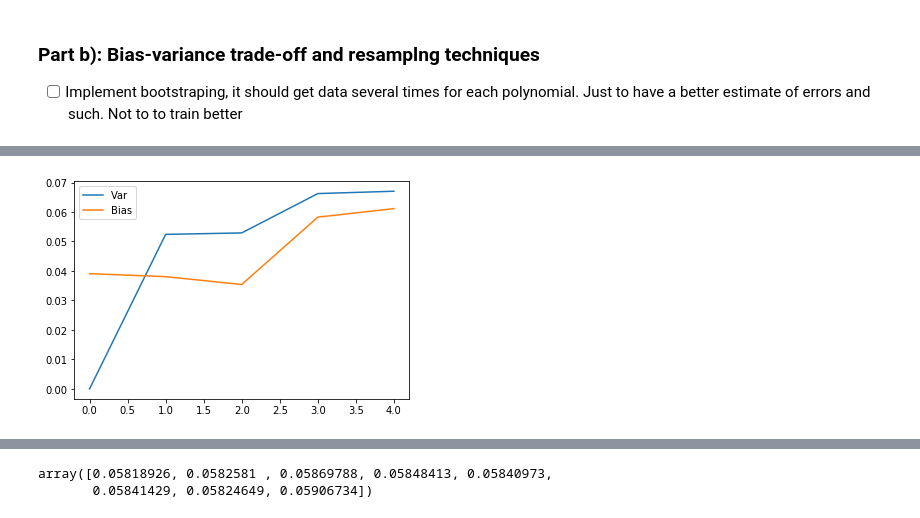
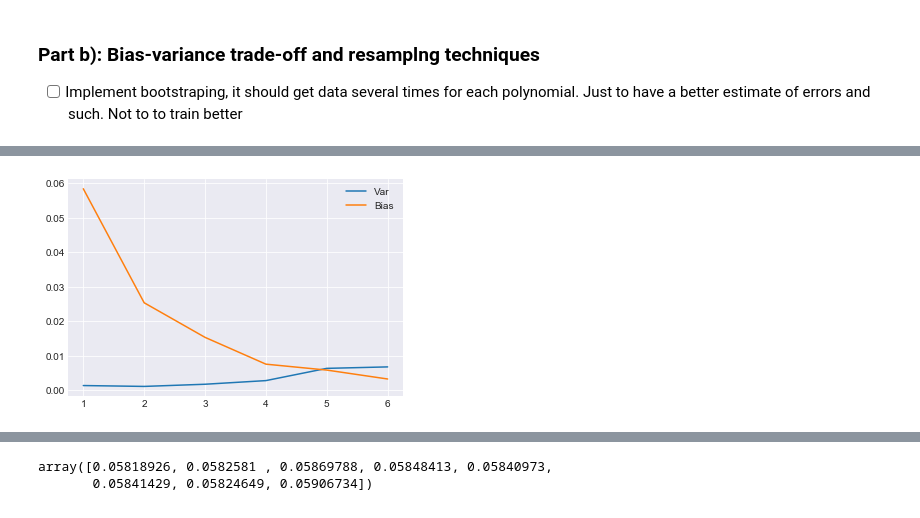
Before and after one commit to marianylund/fysstkprojects, a Jupyter notebook: Project1/Project1_MariaNylund.ipynb, the cells around one changed output, grey strips where cells are left out. Cells and saved outputs as stored; diff of their text form; code cells hidden in the pictures.

```diff
--- a/Project1/Project1_MariaNylund.ipynb
+++ b/Project1/Project1_MariaNylund.ipynb
@@ -47,7 +55,5 @@ N = 100
 noise = 0.0
 x, y, z = create_frankie_data(seed, N = N, noise_strength=noise)
 X = create_X(x, y, n = 2)
-model = RegressionMethod()
-sampling = SamplingMethod(X, z, model)
-sampling.fit()
+sampling = SamplingMethod().train_and_test(X, z, RegressionType.OLS)
 #confidence_interval(X, z, sampling.model.beta, noise, N, save_fig = True)
@@ -55,3 +63,19 @@ sampling.fit()
 ### Part b): Bias-variance trade-off and resamplng techniques
 
 - [ ] Implement bootstraping, it should get data several times for each polynomial. Just to have a better estimate of errors and such. Not to to train better
+# %%
+N = 50
+noise = 0.3
+p = 5
+
+x, y, z = create_frankie_data(seed, N = N, noise_strength=noise)
+polydegree = np.zeros(p); mse_train = np.zeros(p); mse_test = np.zeros(p);
+
+for degree in range(p):
+    polydegree[degree] = degree
+
+    X = create_X(x, y, degree, debug = False)
+    sampling = SamplingMethod().train_and_test(X, z, RegressionType.OLS)
+    mse_test[degree] = sampling.mse
+
+    mse_train[degree] = sampling.test_model(sampling.model, sampling.X_train, sampling.y_train).mse
@@ -58,22 +91,15 @@ sampling.fit()
 # %%
 N = 55
 noise = 0.0
-p = 5
+p = 6
 trials = 100
 sample_count = N
-polydegree = np.zeros(p)
+polydegree = np.zeros(p); r2_boot = np.zeros(p); mse_boot = np.zeros(p); bias_boot = np.zeros(p); var_boot = np.zeros(p)
+x, y, z = create_frankie_data(seed, N,  noise_strength=noise)
 
-train_results = RegressionResults(p)
-test_results = RegressionResults(p)
-x, y, z = create_frankie_data(seed, N,  noise_strength=noise)
-prev_Y_test = x
 for degree in range(p):
-    polydegree[degree] = degree
+    polydegree[degree] = degree + 1
 
     X = create_X(x, y, degree, debug = False)
-    boot = BootstrapSampling(X, z, RegressionMethod(avg_num = trials), trials, sample_count)
-    train_deg_result, test_deg_result = boot.fit()
-    print(prev_Y_test == )
-    prev_Y_test =
-    train_results.set_results(train_deg_result, degree)
-    test_results.set_results(test_deg_result, degree)
+    boot = BootstrapSampling(trials, sample_count).train_and_test(X, z, RegressionType.OLS)
+    r2_boot[degree] = boot.r2; mse_boot[degree] = boot.mse; bias_boot[degree] = boot.bias; var_boot[degree] = boot.var;
@@ -87,12 +106,12 @@ values_to_plot = {
 # %%
 values_to_plot = {
-    "Var": test_results.variance_beta_avg,
-    "Bias": test_results.bias_avg,
+    "Var": var_boot,
+    "Bias": bias_boot,
 }
 
 plot_test_train(polydegree, values_to_plot)
 # %% [output]
-[figure, old version]
+[figure, new version]
 # %%
 def plot_bias_variance_analysis(polydegree, values_to_plot, N = -1, trials = -1, sample_count = -1, noise_strength = 0.1, save_fig = False):
     plt.style.use('seaborn-darkgrid')
```
Also changed, not shown: parts of 8 cells of this notebook, 5 other files.
